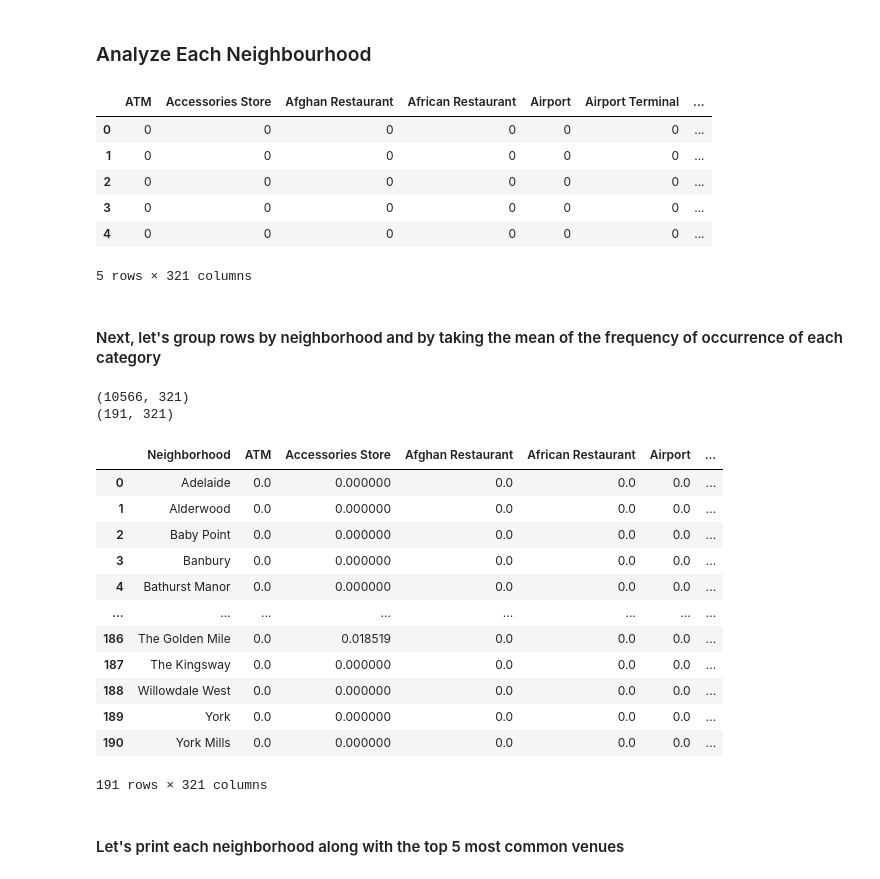
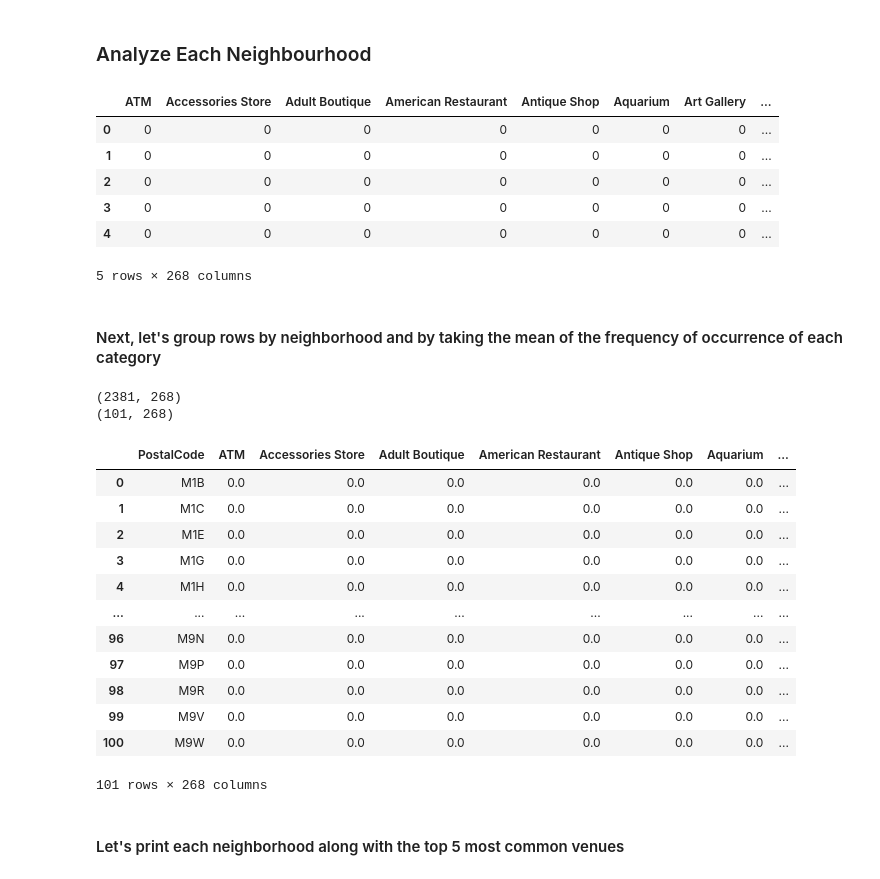
Before and after one commit to XiGou/Coursera_Capstone, a Jupyter notebook: Segmenting_and_Clustering_Neighborhoods_in_Toronto.ipynb, the cells around one changed output. Saved outputs shown, nothing was run; the diff lists cells and outputs as text; code cells hidden in the pictures.

Commit message:
Segmenting and Clustering Neighborhoods in Toronto

```diff
--- a/Segmenting_and_Clustering_Neighborhoods_in_Toronto.ipynb
+++ b/Segmenting_and_Clustering_Neighborhoods_in_Toronto.ipynb
@@ -117,7 +160,7 @@ print('The geograpical coordinate of Tornoto are {}, {}.'.format(latitude, longi
 map_toronto = folium.Map(location=[latitude, longitude], zoom_start=10)
 
 # add markers to map
-for lat, lng, neighborhood in zip(neighborhoods['Latitude'], neighborhoods['Longitude'], neighborhoods['Neighborhood']):
+for lat, lng, neighborhood in zip(all_neighbourhoods['Latitude'], all_neighbourhoods['Longitude'], all_neighbourhoods['Neighborhood']):
       label = '{}'.format(neighborhood)
       label = folium.Popup(label, parse_html=True)
       folium.CircleMarker(
@@ -135,15 +178,16 @@ map_toronto
 The geograpical coordinate of Tornoto are 43.6534817, -79.3839347.
 [interactive output not drawn]
 # %%
-CLIENT_ID = 'FAKEID' # your Foursquare ID
-CLIENT_SECRET = 'FAKESECRET' # your Foursquare Secret
+CLIENT_ID = '2CVJW11GUA2AEW4LWAVW3JTS4ENBWIAHY0VAIPCNSAJASZFB' # your Foursquare ID
+CLIENT_SECRET = 'P1QBMHSSK21VECMSBOMXOSLAPJ4PBIKHR1V3XHPFZKHHQYEW' # your Foursquare Secret
 VERSION = '20180605' # Foursquare API version
 LIMIT = 100 # A default Foursquare API limit value
 
-def getNearbyVenues(names, latitudes, longitudes, radius=500):
+
+def getNearbyVenues(poscode, latitudes, longitudes, radius=500):
   venues_list=[]
-  for name, lat, lng in zip(names, latitudes, longitudes):
-      print(name)
+  for poscode, lat, lng in zip(poscode, latitudes, longitudes):
+      print(poscode, end='-')
       # create the API request URL
       url = 'https://api.foursquare.com/v2/venues/explore?&client_id={}&client_secret={}&v={}&ll={},{}&radius={}&limit={}'.format(
           CLIENT_ID,
@@ -159,7 +203,7 @@ def getNearbyVenues(names, latitudes, longitudes, radius=500):
 
       # return only relevant information for each nearby venue
       venues_list.append([(
-          name,
+          poscode,
           lat,
           lng,
           v['venue']['name'],
@@ -168,9 +212,9 @@ def getNearbyVenues(names, latitudes, longitudes, radius=500):
           v['venue']['categories'][0]['name']) for v in results])
 
   nearby_venues = pd.DataFrame([item for venue_list in venues_list for item in venue_list])
-  nearby_venues.columns = ['Neighborhood',
-                'Neighborhood Latitude',
-                'Neighborhood Longitude',
+  nearby_venues.columns = ['PostalCode',
+                'Latitude',
+                'Longitude',
                 'Venue',
                 'Venue Latitude',
                 'Venue Longitude',
@@ -178,10 +222,11 @@ def getNearbyVenues(names, latitudes, longitudes, radius=500):
 
   return(nearby_venues)
 # %%
-toronto_venues = getNearbyVenues(names=neighborhoods['Neighborhood'],
-                latitudes=neighborhoods['Latitude'],
-                longitudes=neighborhoods['Longitude']
+toronto_venues = getNearbyVenues(poscode=all_neighbourhoods['PostalCode'],
+                latitudes=all_neighbourhoods['Latitude'],
+                longitudes=all_neighbourhoods['Longitude']
               )
+print(" ")
 print(toronto_venues.shape)
 toronto_venues.head()
 # %% [output]
@@ -238,39 +267,39 @@ There are 321 uniques categories.
 # %%
 # one hot encoding
 toronto_onehot = pd.get_dummies(toronto_venues[['Venue Category']], prefix='', prefix_sep='')
-toronto_onehot['Neighborhood'] = toronto_venues['Neighborhood']
+toronto_onehot['PostalCode'] = toronto_venues['PostalCode']
 toronto_onehot.head()
 # %% [output]
-|  | ATM | Accessories Store | Afghan Restaurant | African Restaurant | Airport | Airport Terminal | ... |
-| 0 | 0 | 0 | 0 | 0 | 0 | 0 | ... |
-| 1 | 0 | 0 | 0 | 0 | 0 | 0 | ... |
-| 2 | 0 | 0 | 0 | 0 | 0 | 0 | ... |
-| 3 | 0 | 0 | 0 | 0 | 0 | 0 | ... |
-| 4 | 0 | 0 | 0 | 0 | 0 | 0 | ... |
+|  | ATM | Accessories Store | Adult Boutique | American Restaurant | Antique Shop | Aquarium | Art Gallery | ... |
+| 0 | 0 | 0 | 0 | 0 | 0 | 0 | 0 | ... |
+| 1 | 0 | 0 | 0 | 0 | 0 | 0 | 0 | ... |
+| 2 | 0 | 0 | 0 | 0 | 0 | 0 | 0 | ... |
+| 3 | 0 | 0 | 0 | 0 | 0 | 0 | 0 | ... |
+| 4 | 0 | 0 | 0 | 0 | 0 | 0 | 0 | ... |
-5 rows × 321 columns
+5 rows × 268 columns
 # %% [markdown]
 #### Next, let's group rows by neighborhood and by taking the mean of the frequency of occurrence of each category
 # %%
 print(toronto_onehot.shape)
-toronto_grouped = toronto_onehot.groupby('Neighborhood').mean().reset_index()
+toronto_grouped = toronto_onehot.groupby('PostalCode').mean().reset_index()
 print(toronto_grouped.shape)
 toronto_grouped
 # %% [output]
-(10566, 321)
-(191, 321)
+(2381, 268)
+(101, 268)
-|  | Neighborhood | ATM | Accessories Store | Afghan Restaurant | African Restaurant | Airport | ... |
-| 0 | Adelaide | 0.0 | 0.000000 | 0.0 | 0.0 | 0.0 | ... |
-| 1 | Alderwood | 0.0 | 0.000000 | 0.0 | 0.0 | 0.0 | ... |
-| 2 | Baby Point | 0.0 | 0.000000 | 0.0 | 0.0 | 0.0 | ... |
-| 3 | Banbury | 0.0 | 0.000000 | 0.0 | 0.0 | 0.0 | ... |
-| 4 | Bathurst Manor | 0.0 | 0.000000 | 0.0 | 0.0 | 0.0 | ... |
-| ... | ... | ... | ... | ... | ... | ... | ... |
-| 186 | The Golden Mile | 0.0 | 0.018519 | 0.0 | 0.0 | 0.0 | ... |
-| 187 | The Kingsway | 0.0 | 0.000000 | 0.0 | 0.0 | 0.0 | ... |
-| 188 | Willowdale West | 0.0 | 0.000000 | 0.0 | 0.0 | 0.0 | ... |
-| 189 | York | 0.0 | 0.000000 | 0.0 | 0.0 | 0.0 | ... |
-| 190 | York Mills | 0.0 | 0.000000 | 0.0 | 0.0 | 0.0 | ... |
+|  | PostalCode | ATM | Accessories Store | Adult Boutique | American Restaurant | Antique Shop | Aquarium | ... |
+| 0 | M1B | 0.0 | 0.0 | 0.0 | 0.0 | 0.0 | 0.0 | ... |
+| 1 | M1C | 0.0 | 0.0 | 0.0 | 0.0 | 0.0 | 0.0 | ... |
+| 2 | M1E | 0.0 | 0.0 | 0.0 | 0.0 | 0.0 | 0.0 | ... |
+| 3 | M1G | 0.0 | 0.0 | 0.0 | 0.0 | 0.0 | 0.0 | ... |
+| 4 | M1H | 0.0 | 0.0 | 0.0 | 0.0 | 0.0 | 0.0 | ... |
+| ... | ... | ... | ... | ... | ... | ... | ... | ... |
+| 96 | M9N | 0.0 | 0.0 | 0.0 | 0.0 | 0.0 | 0.0 | ... |
+| 97 | M9P | 0.0 | 0.0 | 0.0 | 0.0 | 0.0 | 0.0 | ... |
+| 98 | M9R | 0.0 | 0.0 | 0.0 | 0.0 | 0.0 | 0.0 | ... |
+| 99 | M9V | 0.0 | 0.0 | 0.0 | 0.0 | 0.0 | 0.0 | ... |
+| 100 | M9W | 0.0 | 0.0 | 0.0 | 0.0 | 0.0 | 0.0 | ... |
-191 rows × 321 columns
+101 rows × 268 columns
 # %% [markdown]
 #### Let's print each neighborhood along with the top 5 most common venues
 # %%
```
Also changed, not shown: parts of 29 cells of this notebook.
